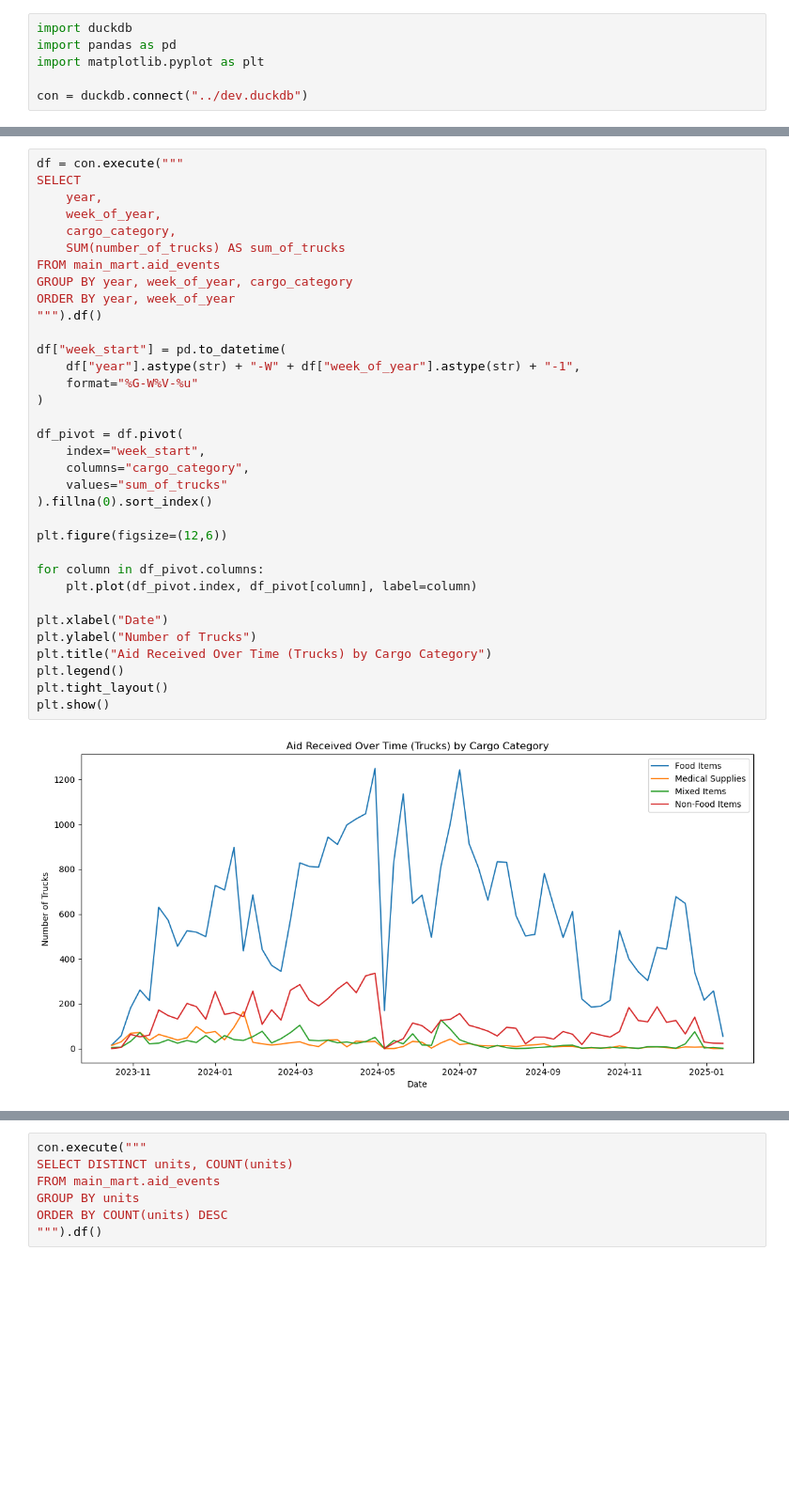
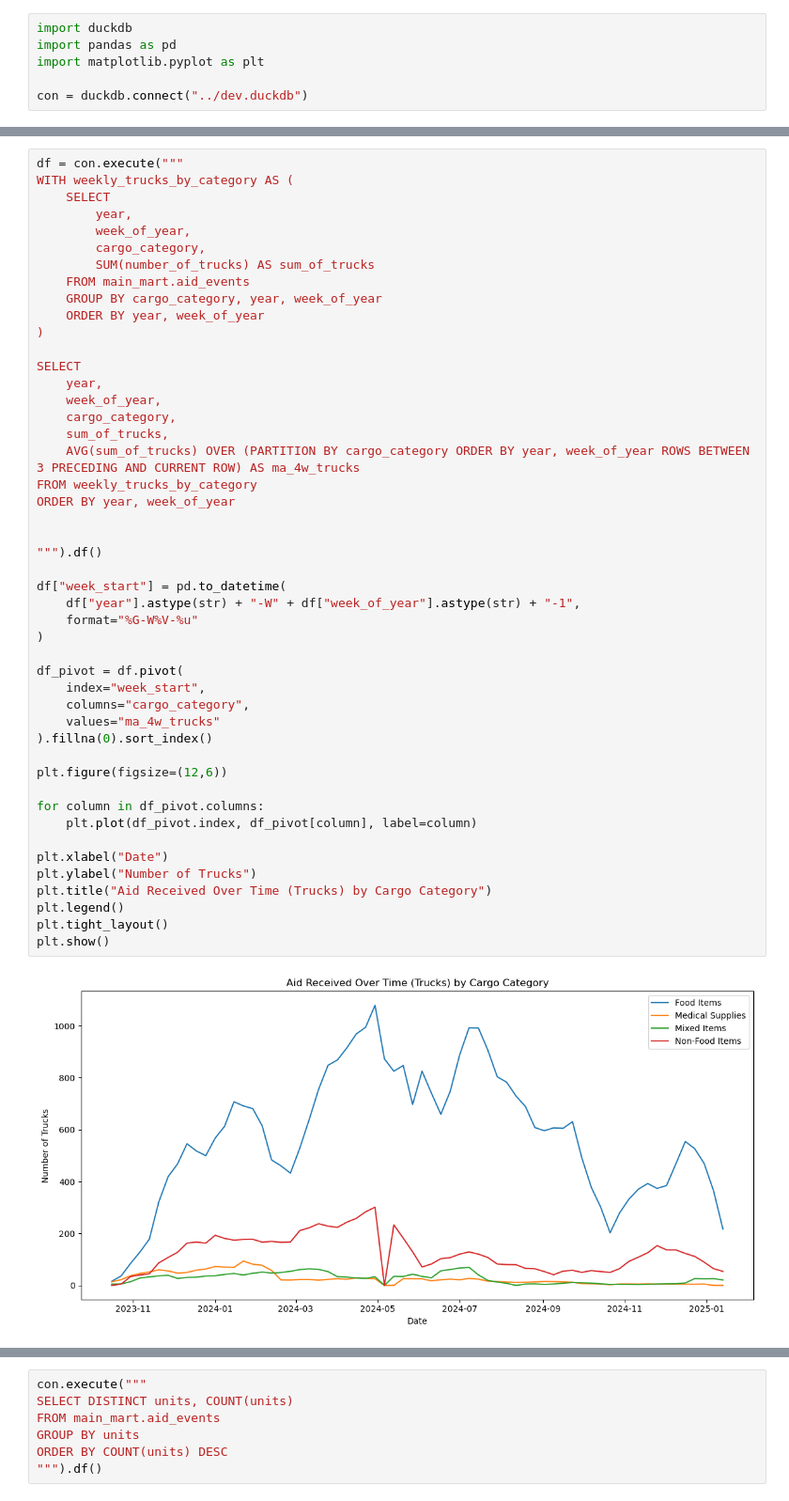
Before and after one commit to AkbarMoledina/humanitarian_needs_in_palestine, a Jupyter notebook: analyses/2_aid_received_analysis.ipynb, the cells around one changed output, grey strips where cells are left out. Shown at 94% size. Cells and saved outputs as stored; diff of their text form; blank space fills up the shorter version.

```diff
--- a/analyses/2_aid_received_analysis.ipynb
+++ b/analyses/2_aid_received_analysis.ipynb
@@ -59,36 +58,49 @@ print(x)
 # %%
 df = con.execute("""
+WITH weekly_trucks_by_category AS (
+    SELECT
+        year,
+        week_of_year,
+        cargo_category,
+        SUM(number_of_trucks) AS sum_of_trucks
+    FROM main_mart.aid_events
+    GROUP BY cargo_category, year, week_of_year
+    ORDER BY year, week_of_year
+)
+
 SELECT
     year,
     week_of_year,
     cargo_category,
-    SUM(number_of_trucks) AS sum_of_trucks
-FROM main_mart.aid_events
-GROUP BY year, week_of_year, cargo_category
+    sum_of_trucks,
+    AVG(sum_of_trucks) OVER (PARTITION BY cargo_category ORDER BY year, week_of_year ROWS BETWEEN 3 PRECEDING AND CURRENT ROW) AS ma_4w_trucks
+FROM weekly_trucks_by_category
 ORDER BY year, week_of_year
+
+
 """).df()
 
 df["week_start"] = pd.to_datetime(
     df["year"].astype(str) + "-W" + df["week_of_year"].astype(str) + "-1",
     format="%G-W%V-%u"
 )
 
 df_pivot = df.pivot(
     index="week_start",
     columns="cargo_category",
-    values="sum_of_trucks"
+    values="ma_4w_trucks"
 ).fillna(0).sort_index()
 
 plt.figure(figsize=(12,6))
 
 for column in df_pivot.columns:
     plt.plot(df_pivot.index, df_pivot[column], label=column)
 
 plt.xlabel("Date")
 plt.ylabel("Number of Trucks")
 plt.title("Aid Received Over Time (Trucks) by Cargo Category")
 plt.legend()
 plt.tight_layout()
 plt.show()
 # %% [output]
-[figure, old version]
+[figure, new version]
```
Also changed, not shown: parts of 10 cells of this notebook, 4 other files.
